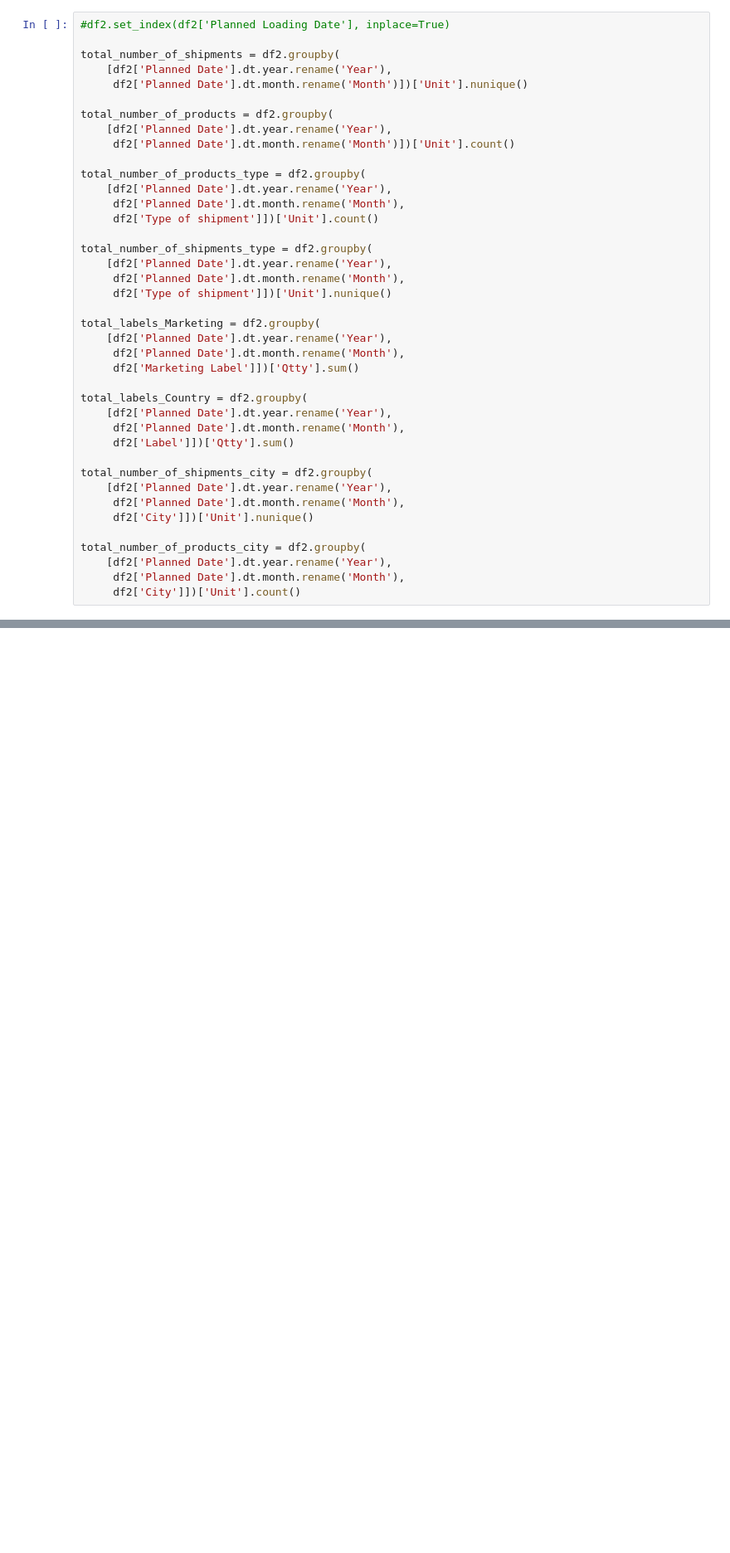
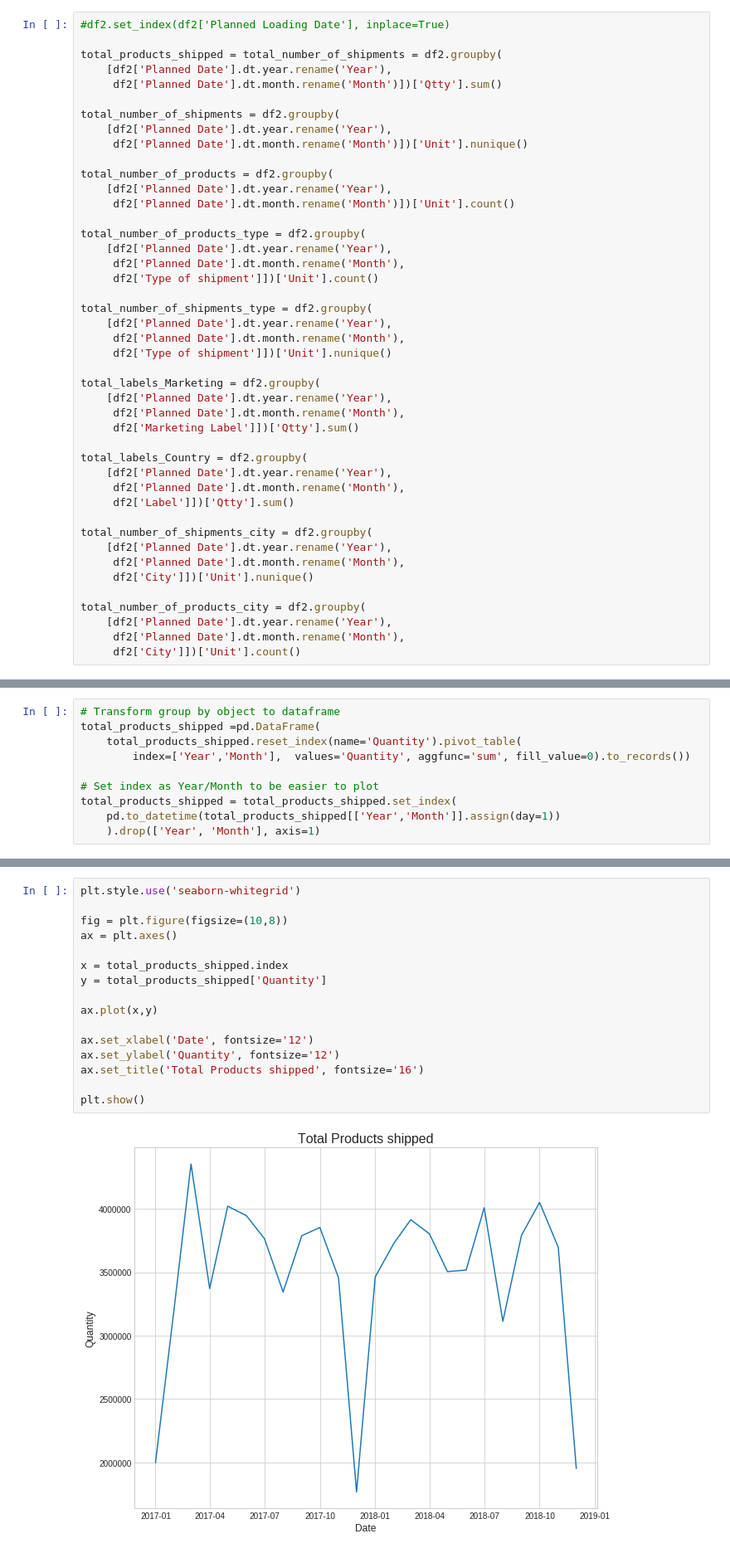
Before and after one commit to JoseNunes24/ExpeditionAnalysis, a Jupyter notebook: Expedition_Analysis.ipynb, the cells around one changed output, grey strips where cells are left out. Shown: that part at 83% size. Saved outputs shown, nothing was run; the diff lists cells and outputs as text; blank space fills up the shorter version.

Commit message:
Plotted total products shipped

```diff
--- a/Expedition_Analysis.ipynb
+++ b/Expedition_Analysis.ipynb
@@ -238,6 +218,10 @@ df2['Label'] = df2.apply(lambda x:
 ### Group some values that I may use further for more analysis
 # %%
 #df2.set_index(df2['Planned Loading Date'], inplace=True)
+
+total_products_shipped = total_number_of_shipments = df2.groupby(
+    [df2['Planned Date'].dt.year.rename('Year'),
+     df2['Planned Date'].dt.month.rename('Month')])['Qtty'].sum()
 
 total_number_of_shipments = df2.groupby(
     [df2['Planned Date'].dt.year.rename('Year'),
@@ -279,3 +265,13 @@ total_number_of_products_city = df2.groupby(
+# %%
+# Transform group by object to dataframe
+total_products_shipped =pd.DataFrame(
+    total_products_shipped.reset_index(name='Quantity').pivot_table(
+        index=['Year','Month'],  values='Quantity', aggfunc='sum', fill_value=0).to_records())
+
+# Set index as Year/Month to be easier to plot
+total_products_shipped = total_products_shipped.set_index(
+    pd.to_datetime(total_products_shipped[['Year','Month']].assign(day=1))
+    ).drop(['Year', 'Month'], axis=1)
 # %% [markdown]
 ## SP expeditions
 # %%
@@ -429,0 +441,18 @@ files.download("data.csv")'''
+# %%
+plt.style.use('seaborn-whitegrid')
+
+fig = plt.figure(figsize=(10,8))
+ax = plt.axes()
+
+x = total_products_shipped.index
+y = total_products_shipped['Quantity']
+
+ax.plot(x,y)
+
+ax.set_xlabel('Date', fontsize='12')
+ax.set_ylabel('Quantity', fontsize='12')
+ax.set_title('Total Products shipped', fontsize='16')
+
+plt.show()
+# %% [output]
+[figure, added]
```
Also changed, not shown: parts of 13 cells of this notebook.
